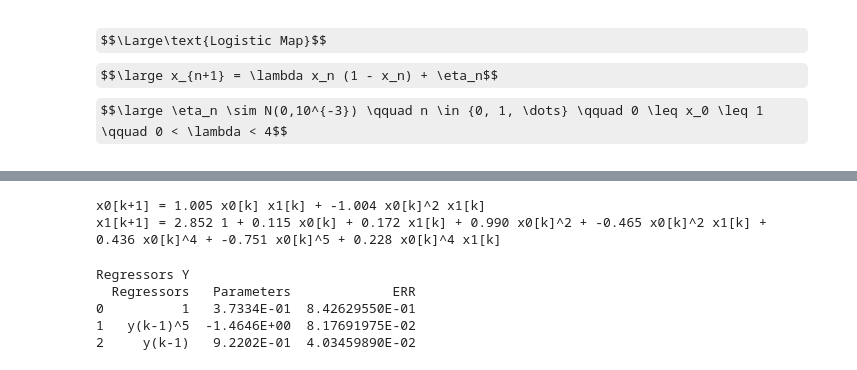
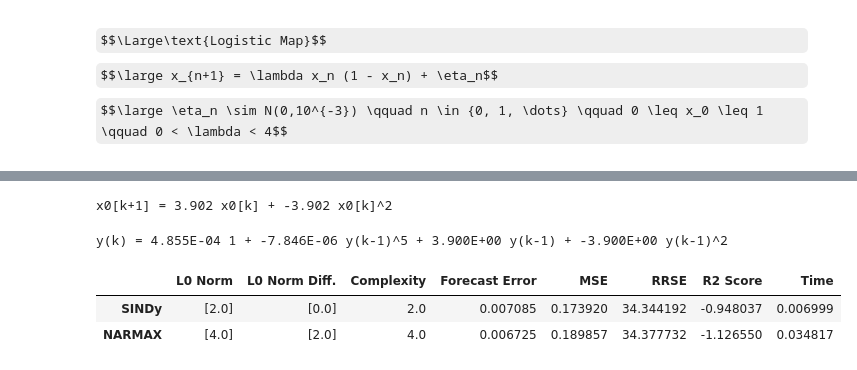
Before and after one commit to DavidContrerasFranco/Data-Driven-Dynamics-Understanding, a Jupyter notebook: Notebooks/parameterized_dyn_systems.ipynb, the cells around one changed output, grey strips where cells are left out. Drawn from its saved outputs; the diff is of its cells as text; code cells hidden in the pictures; some formulas as TeX source.

Commit message:
Evaluation Metrics

```diff
--- a/Notebooks/parameterized_dyn_systems.ipynb
+++ b/Notebooks/parameterized_dyn_systems.ipynb
@@ -54,34 +70,53 @@ print(end='')
 # %%
 # Define SINDy Model
 sindy_model = ps.SINDy(
-    optimizer=ps.STLSQ(threshold=0.1),
+    optimizer=ps.STLSQ(threshold=0.5),
     feature_library=ps.PolynomialLibrary(degree=5),
     discrete_time=True
 )
+# Fit model and get time taken
+tic = time.time()
+sindy_model.fit(x, quiet=True)
+toc = time.time()
+sindy_time = toc - tic
 
-# Fit and print resulting model
-sindy_model.fit(x, quiet=True)
+# Print resulting model
 sindy_model.print()
+
+# Simulate SINDy on the test data
+sindy_sim = sindy_model.simulate(x_test[0], t=len(n_test))
 # %% [output]
-x0[k+1] = 1.005 x0[k] x1[k] + -1.004 x0[k]^2 x1[k]
-x1[k+1] = 2.852 1 + 0.115 x0[k] + 0.172 x1[k] + 0.990 x0[k]^2 + -0.465 x0[k]^2 x1[k] + 0.436 x0[k]^4 + -0.751 x0[k]^5 + 0.228 x0[k]^4 x1[k]
+x0[k+1] = 3.902 x0[k] + -3.902 x0[k]^2
-# %%
-# FROLS: Forward Regression Orthogonal Least Squares algorithm
-narmax_model = FROLS(
-    n_terms=3,
-    ylag=1, xlag=1,
-    estimator='least_squares',
-    basis_function=Polynomial(degree=5)
-)
-narmax_model.fit(X=x_train[1:, 1].reshape(-1, 1), y=x_train[:-1,0].reshape(-1, 1))
-r = pd.DataFrame(results(
-    narmax_model.final_model, narmax_model.theta, narmax_model.err,
-    narmax_model.n_terms, err_precision=8, dtype='sci'), columns=['Regressors', 'Parameters', 'ERR'])
-print('Regressors Y')
-print(r)
-# %% [output]
-Regressors Y
-  Regressors   Parameters             ERR
-0          1   3.7334E-01  8.42629550E-01
-1   y(k-1)^5  -1.4646E+00  8.17691975E-02
-2     y(k-1)   9.2202E-01  4.03459890E-02
+# %%
+# FROLS: Forward Regression Orthogonal Least Squares algorithm
+nx_model = FROLS(
+    order_selection=True,
+    info_criteria='bic',
+    ylag=1, xlag=1,
+    estimator='least_squares',
+    basis_function=Polynomial(degree=5)
+)
+# Train model for the state X and get time
+tic = time.time()
+nx_model.fit(X=np.array(n_train).reshape(-1, 1), y=x_train.reshape(-1, 1))
+toc = time.time()
+narmax_time = toc - tic
+# Get model parameters for the state X and print
+coeffs_y = np.pad(nx_model.theta.flatten(), (0, nx_model.basis_function.__sizeof__() - len(nx_model.theta)))
+params = results(nx_model.final_model, nx_model.theta, nx_model.err, nx_model.n_terms, dtype='sci')
+display_nx_model(params, nx_model.theta, 'y')
+# Simulate model for the state X
+sim_y = nx_model.predict(X=np.array(n_test).reshape(-1, 1), y=x_test[0].reshape(-1, 1))
+
+# Stack results for models and predictions
+narmax_model = np.array([coeffs_y])
+narmax_sim = sim_y
+# %% [output]
+y(k) = 4.855E-04 1 + -7.846E-06 y(k-1)^5 + 3.900E+00 y(k-1) + -3.900E+00 y(k-1)^2
+# %%
+# Metrics DataFrame
+get_metrics_df(x_test, [2], sindy_model, narmax_model, sindy_sim, narmax_sim, sindy_time, narmax_time)
+# %% [output]
+|  | L0 Norm | L0 Norm Diff. | Complexity | Forecast Error | MSE | RRSE | R2 Score | Time |
+| SINDy | [2.0] | [0.0] | 2.0 | 0.007085 | 0.173920 | 34.344192 | -0.948037 | 0.006999 |
+| NARMAX | [4.0] | [2.0] | 4.0 | 0.006725 | 0.189857 | 34.377732 | -1.126550 | 0.034817 |
```
Also changed, not shown: parts of 3 cells of this notebook, 13 other files.
